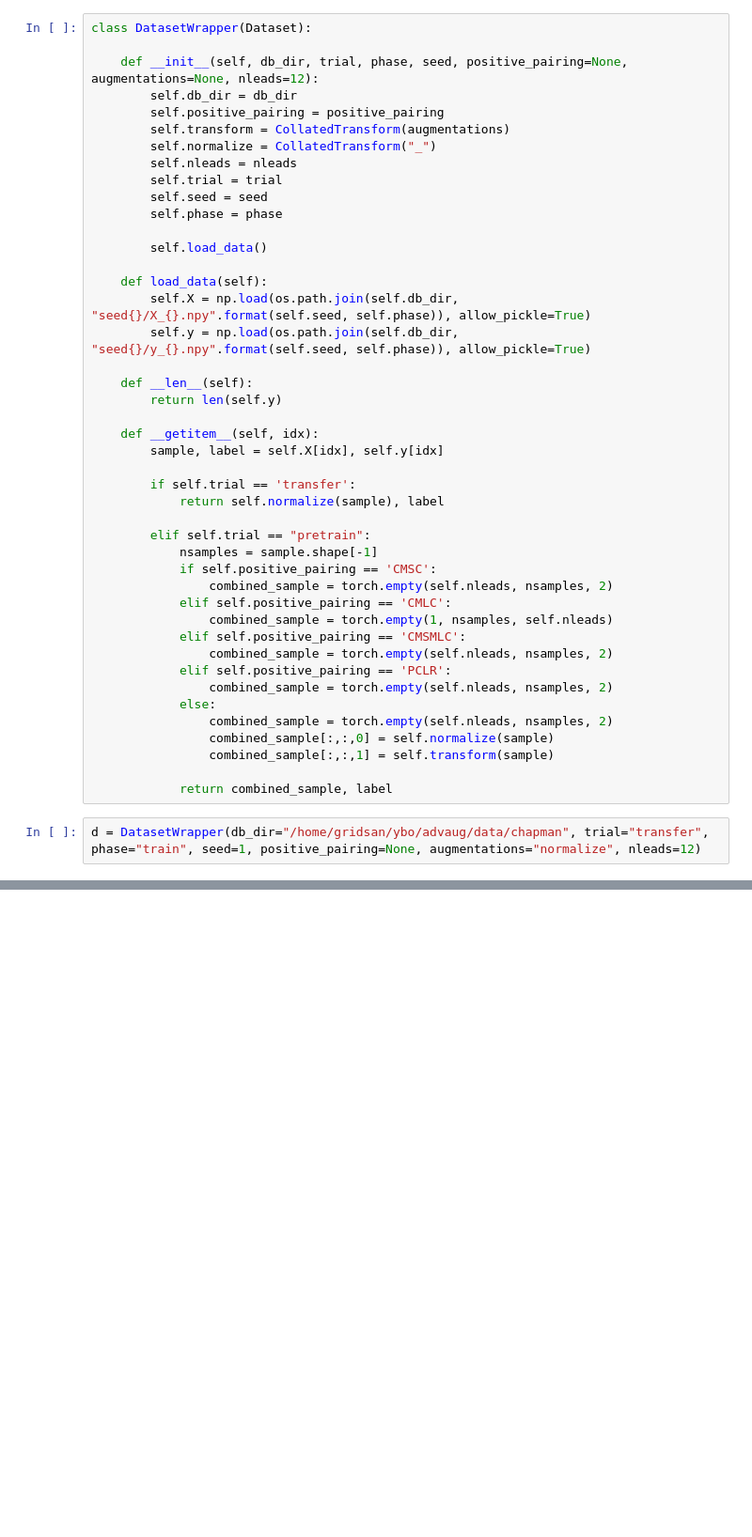
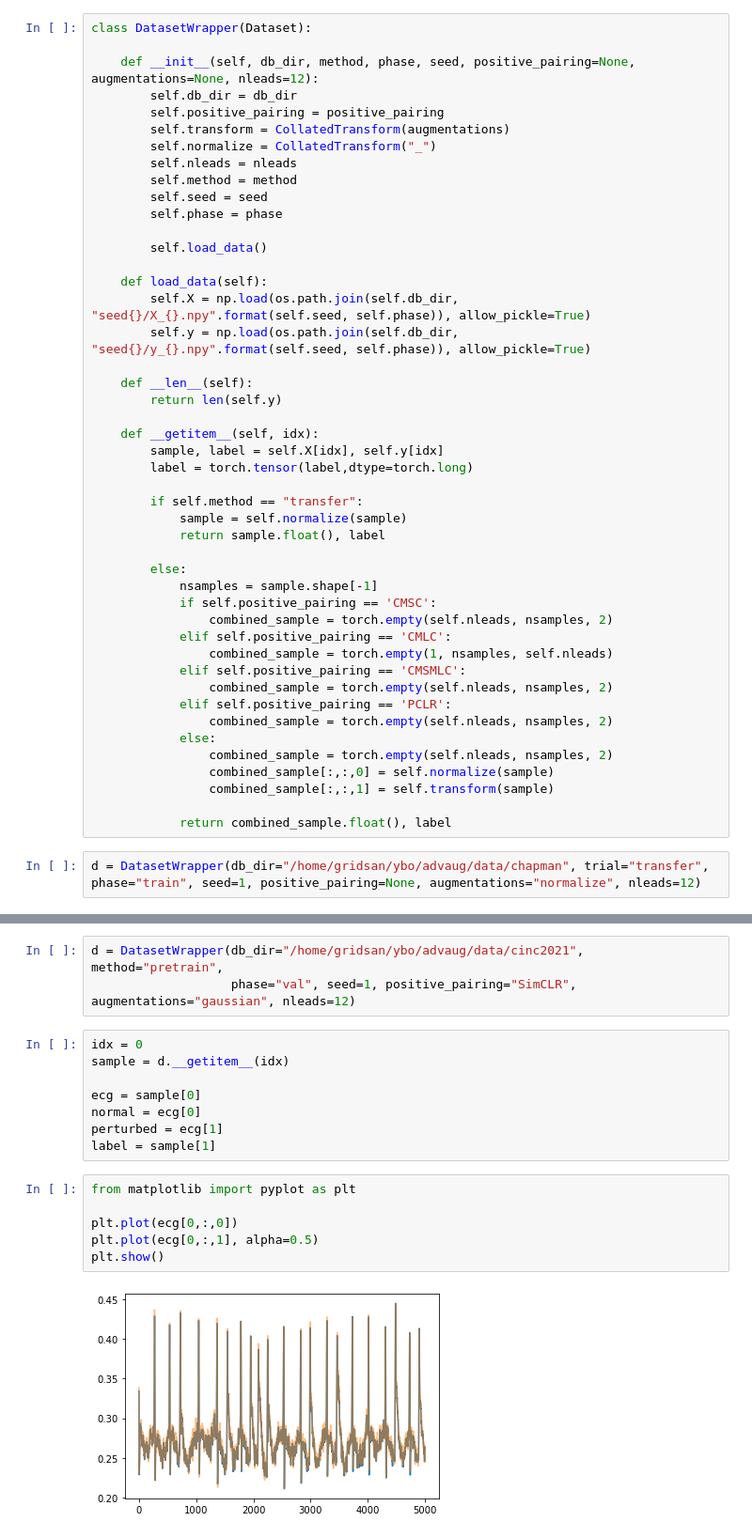
Before and after one commit to jessica-bo/advmask_ecg, a Jupyter notebook: test_datasets.ipynb, the cells around one changed output, grey strips where cells are left out. Shown at 94% size. Saved outputs shown, nothing was run; the diff lists cells and outputs as text; blank space fills up the shorter version.

```diff
--- a/test_datasets.ipynb
+++ b/test_datasets.ipynb
@@ -301,13 +548,13 @@ class CollatedTransform:
 # %%
 class DatasetWrapper(Dataset):
 
-    def __init__(self, db_dir, trial, phase, seed, positive_pairing=None, augmentations=None, nleads=12):
+    def __init__(self, db_dir, method, phase, seed, positive_pairing=None, augmentations=None, nleads=12):
         self.db_dir = db_dir
         self.positive_pairing = positive_pairing
         self.transform = CollatedTransform(augmentations)
         self.normalize = CollatedTransform("_")
         self.nleads = nleads
-        self.trial = trial
+        self.method = method
         self.seed = seed
         self.phase = phase
 
@@ -322,11 +569,13 @@ class DatasetWrapper(Dataset):
 
     def __getitem__(self, idx):
         sample, label = self.X[idx], self.y[idx]
+        label = torch.tensor(label,dtype=torch.long)
 
-        if self.trial == 'transfer':
-            return self.normalize(sample), label
+        if self.method == "transfer":
+            sample = self.normalize(sample)
+            return sample.float(), label
 
-        elif self.trial == "pretrain":
+        else:
             nsamples = sample.shape[-1]
             if self.positive_pairing == 'CMSC':
                 combined_sample = torch.empty(self.nleads, nsamples, 2)
@@ -341,6 +590,6 @@ class DatasetWrapper(Dataset):
                 combined_sample[:,:,0] = self.normalize(sample)
                 combined_sample[:,:,1] = self.transform(sample)
 
-            return combined_sample, label
+            return combined_sample.float(), label
 # %%
 d = DatasetWrapper(db_dir="/home/gridsan/ybo/advaug/data/chapman", trial="transfer", phase="train", seed=1, positive_pairing=None, augmentations="normalize", nleads=12)
@@ -391,0 +633,19 @@ datamodule = ECGDataModule(db_dir="/home/gridsan/ybo/advaug/data/chapman", batch
+# %%
+d = DatasetWrapper(db_dir="/home/gridsan/ybo/advaug/data/cinc2021", method="pretrain",
+                   phase="val", seed=1, positive_pairing="SimCLR", augmentations="gaussian", nleads=12)
+# %%
+idx = 0
+sample = d.__getitem__(idx)
+
+ecg = sample[0]
+normal = ecg[0]
+perturbed = ecg[1]
+label = sample[1]
+# %%
+from matplotlib import pyplot as plt
+
+plt.plot(ecg[0,:,0])
+plt.plot(ecg[0,:,1], alpha=0.5)
+plt.show()
+# %% [output]
+[figure, added]
```
Also changed, not shown: parts of 28 cells of this notebook, 23 other files.
